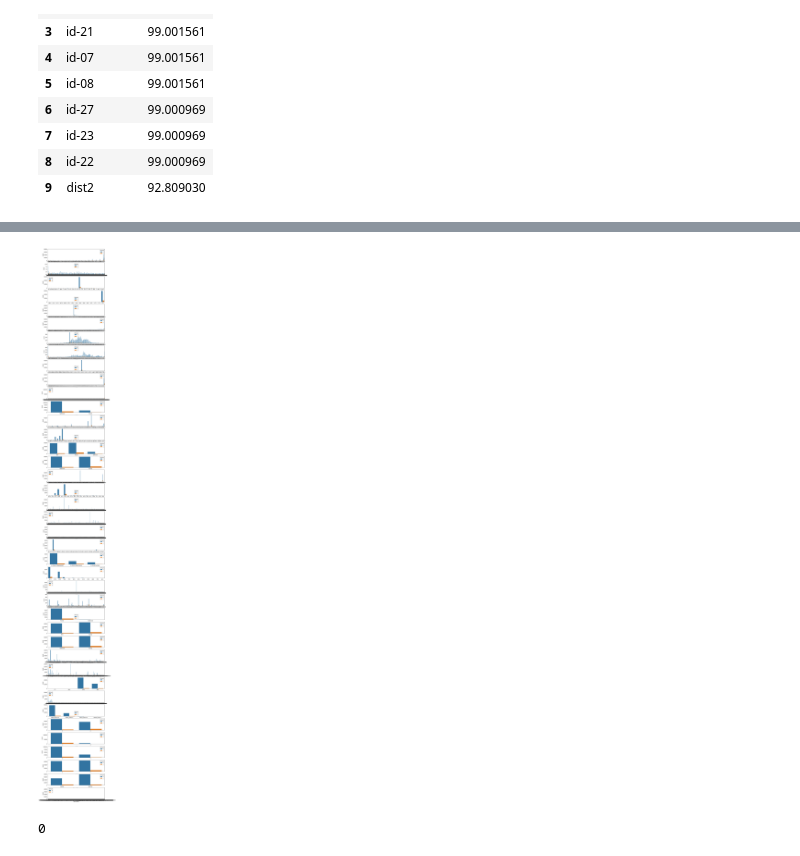
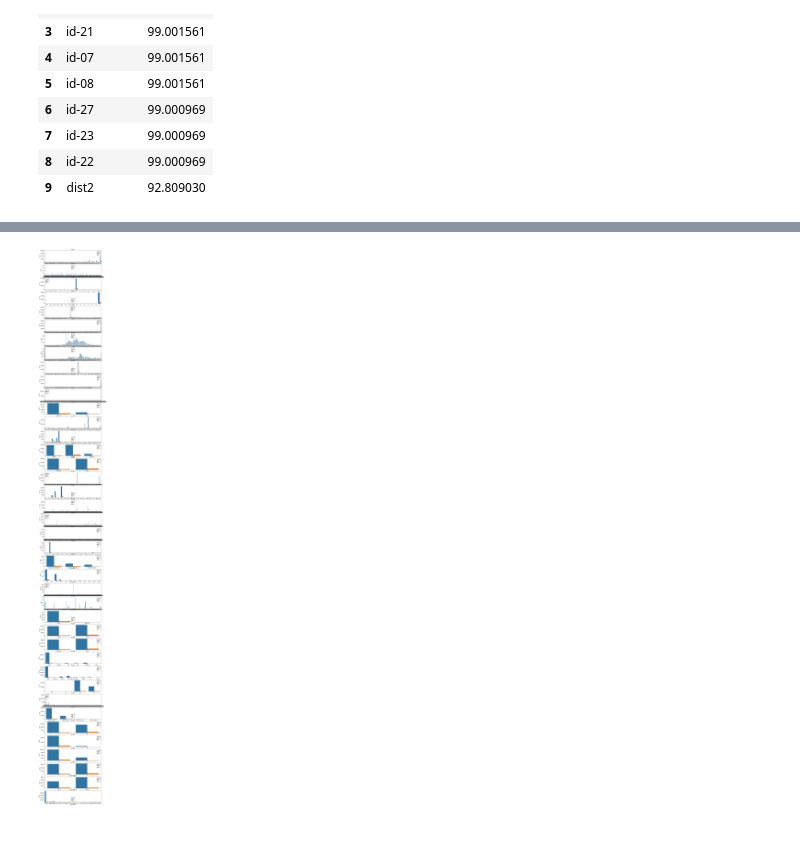
Before and after one commit to 592k/Mini_project-modeling, a Jupyter notebook: src/EDA.ipynb, the cells around one changed output, grey strips where cells are left out. Saved outputs shown, nothing was run; the diff lists cells and outputs as text; code cells hidden in the pictures.

```diff
--- a/src/EDA.ipynb
+++ b/src/EDA.ipynb
@@ -831,3 +814,9 @@ id_38           3248
 DeviceType      3423
 DeviceInfo     25567
 dtype: int64
+# %%
+train_m = classreduce(train_m)
+fig, axes = plt.subplots(len(train_i.columns),1,figsize=(10,100))
+for i in list(train_i.columns):
+    sns.countplot(data=train_m, x=i,hue='isFraud',ax=axes[list(train_i.columns).index(i)]).set(title=i)
+plt.show()
@@ -834,11 +842,7 @@ dtype: int64
 # %%
 fig, axes = plt.subplots(len(train_i.columns),1,figsize=(10,100))
 for i in list(train_i.columns):
-    sns.countplot(data=train_m, x=i,hue='isFraud',ax=axes[list(train_i.columns).index(i)])
+    sns.countplot(data=train_m, x=i,hue='isFraud',ax=axes[list(train_i.columns).index(i)]).set_title(i)
 plt.show()
 # %% [output]
-[figure, old version]
+[figure, new version]
-# %%
-list(train_i.columns).index('id_01')
-# %% [output]
-0
```
Also changed, not shown: parts of 6 cells of this notebook.
